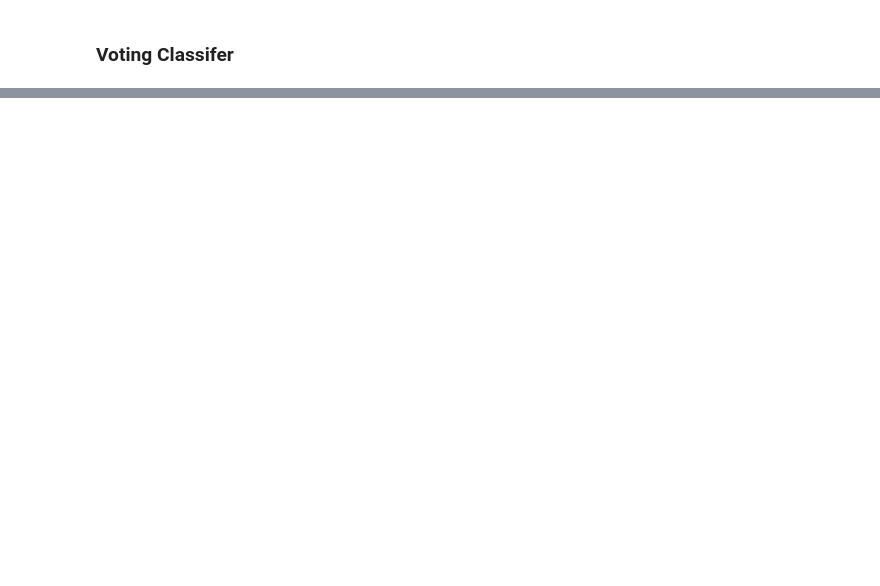
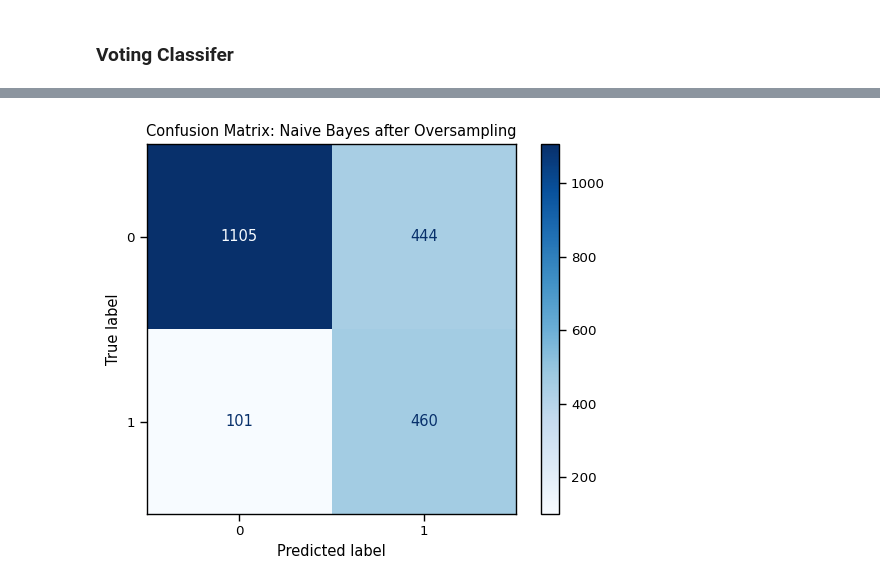
Before and after one commit to KudoroEsther/Customer_churn, a Jupyter notebook: notebooks/sample_copy.ipynb, the cells around one changed output, grey strips where cells are left out. Saved outputs shown, nothing was run; the diff lists cells and outputs as text; code cells hidden in the pictures; blank space fills up the shorter version.

```diff
--- a/notebooks/sample_copy.ipynb
+++ b/notebooks/sample_copy.ipynb
@@ -805,0 +834,10 @@ voting_clf.fit(X_train, y_train)
+# %%
+from imblearn.over_sampling import RandomOverSampler
+ros = RandomOverSampler(random_state=42)
+X_train_ros, y_train_ros = ros.fit_resample(X_train, y_train)
+# %%
+nav_model = GaussianNB()
+nav_model.fit(X_train_ros, y_train_ros)
+nav_pred = nav_model.predict(X_test)
+print("Naive Bayes Recall after oversampling:", recall_score(y_test, nav_pred))
+print(classification_report(y_test, nav_pred))
@@ -805,0 +870,10 @@ voting_clf.fit(X_train, y_train)
+# %%
+cm = confusion_matrix(y_test, nav_pred)
+disp = ConfusionMatrixDisplay(confusion_matrix=cm)
+
+#Plotting with model name as title
+disp.plot(cmap='Blues')
+plt.title(f"Confusion Matrix: Naive Bayes after Oversampling")
+plt.show()
+# %% [output]
+[figure, added]
```
Also changed, not shown: parts of 13 cells of this notebook.
